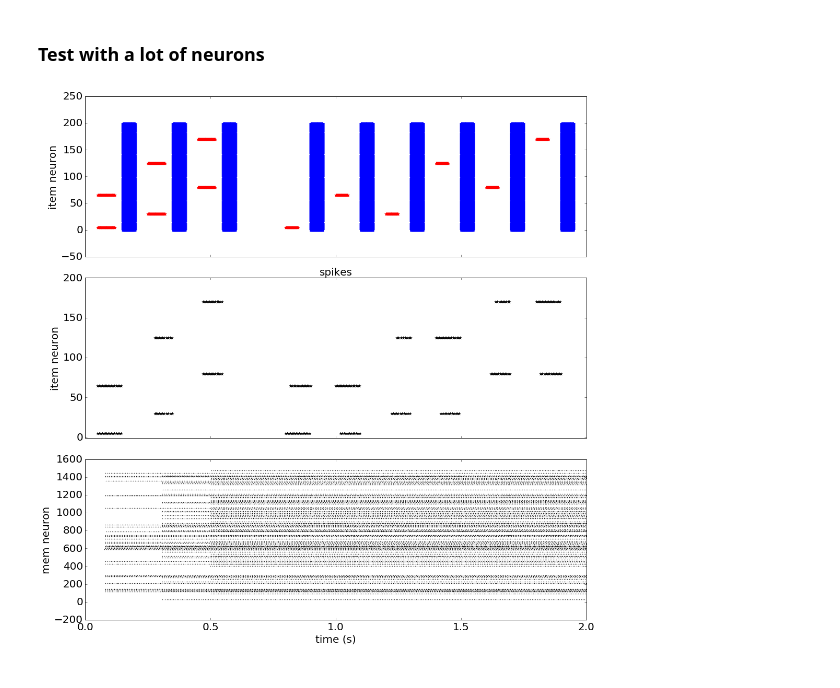
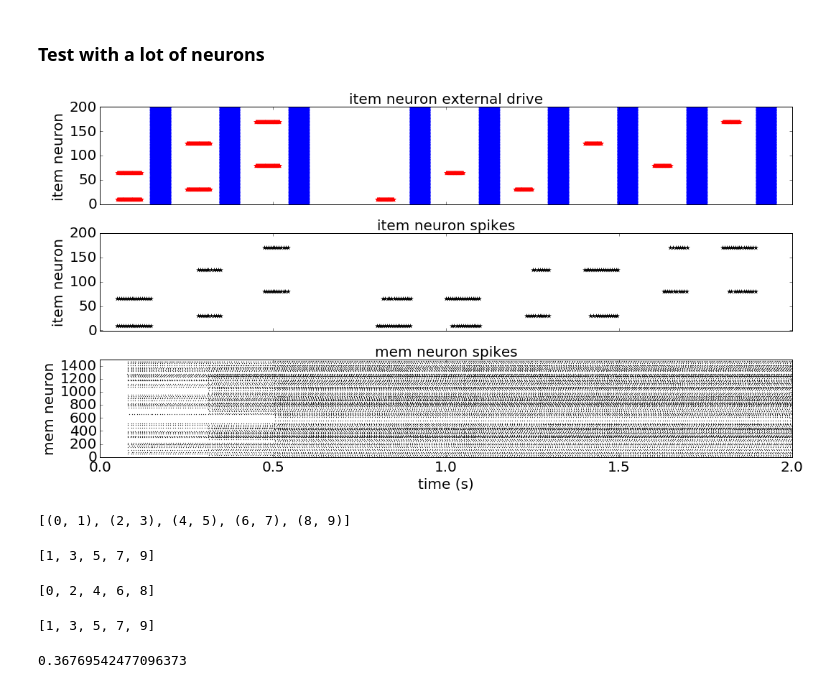
Before and after one commit to rkp8000/associative_properties, a Jupyter notebook: sandbox.ipynb, the cells around one changed output. Cells and saved outputs as stored; diff of their text form; code cells hidden in the pictures.

```diff
--- a/sandbox.ipynb
+++ b/sandbox.ipynb
@@ -424,6 +424,8 @@ import numpy as np
 
 from network import LIFWithKWTAItems
 from plot import set_fontsize
+
+np.random.seed(0)
 
 TAU = 0.03
 V_REST = -0.07
@@ -474,13 +476,13 @@ n_steps = 2000
 drives = {}
 drives['item'] = np.zeros((n_steps, n_items))
 
-drives['item'][50:120, 5] = 2
+drives['item'][50:120, 10] = 2
 drives['item'][50:120, 65] = 2
 drives['item'][250:320, 30] = 2
 drives['item'][250:320, 125] = 2
 drives['item'][450:520, 80] = 2
 drives['item'][450:520, 170] = 2
-drives['item'][800:850, 5] = 2
+drives['item'][800:850, 10] = 2
 drives['item'][1000:1050, 65] = 2
 drives['item'][1200:1250, 30] = 2
 drives['item'][1400:1450, 125] = 2
@@ -511,34 +513,61 @@ results, ts = ntwk.run(drives, v_init, g_init, dt, record=['spikes', 'vs', 'fre_
 
 
 ## MAKE PLOTS
 
-fig, axs = plt.subplots(3, 1, figsize=(15, 15), sharex=True, tight_layout=True)
+fig, axs = plt.subplots(3, 1, figsize=(15, 8), sharex=True, tight_layout=True)
 
 drive_times, drive_idxs = drives_item_no_inh.nonzero()
 inh_times, inh_idxs = drives_item_inh.nonzero()
 
 axs[0].scatter(drive_times * dt, drive_idxs, marker='*', s=50, c='r', lw=0)
 axs[0].scatter(inh_times * dt, inh_idxs, marker='*', s=50, c='b', lw=0)
 
+axs[0].set_ylim(-1, n_items)
+
 axs[0].set_ylabel('item neuron')
+
+axs[0].set_title('item neuron external drive')
 
 spike_times, spike_idxs = results['spikes'][:, :n_items].nonzero()
 
 axs[1].scatter(spike_times * dt, spike_idxs, marker='*', s=50, c='k', lw=0)
 axs[1].set_xlim(0, n_steps * dt)
 axs[1].set_ylim(-1, n_items)
 
 axs[1].set_ylabel('item neuron')
-axs[1].set_title('spikes')
+axs[1].set_title('item neuron spikes')
 
 spike_times, spike_idxs = results['spikes'][:, n_items+n_assocs:n_items+n_assocs+n_mems].nonzero()
 
-axs[2].scatter(spike_times * dt, spike_idxs, marker='*', s=5, c='k', lw=0)
+axs[2].scatter(spike_times * dt, spike_idxs, marker='*', s=4, c='k', lw=0)
+
+axs[2].set_ylim(-1, n_mems)
+
 axs[2].set_xlabel('time (s)')
 axs[2].set_ylabel('mem neuron')
+
+axs[2].set_title('mem neuron spikes')
 
 for ax in axs:
 
     set_fontsize(ax, 20)
 # %% [output]
-[figure, old version]
+[figure, new version]
+# %%
+x = range(10)
+
+zip(x[::2], x[1::2])
+# %% [output]
+[(0, 1), (2, 3), (4, 5), (6, 7), (8, 9)]
+# %%
+x[1::2]
+# %% [output]
+[1, 3, 5, 7, 9]
+# %%
+range(0, 10, 2)
+# %% [output]
+[0, 2, 4, 6, 8]
+# %%
+range(1, 10, 2)
+# %% [output]
+[1, 3, 5, 7, 9]
@@ -544,0 +582,4 @@ for ax in axs:
+# %%
+.999 ** 1000
+# %% [output]
+0.36769542477096373
```
Also changed, not shown: parts of 26 cells of this notebook, 3 other files.
